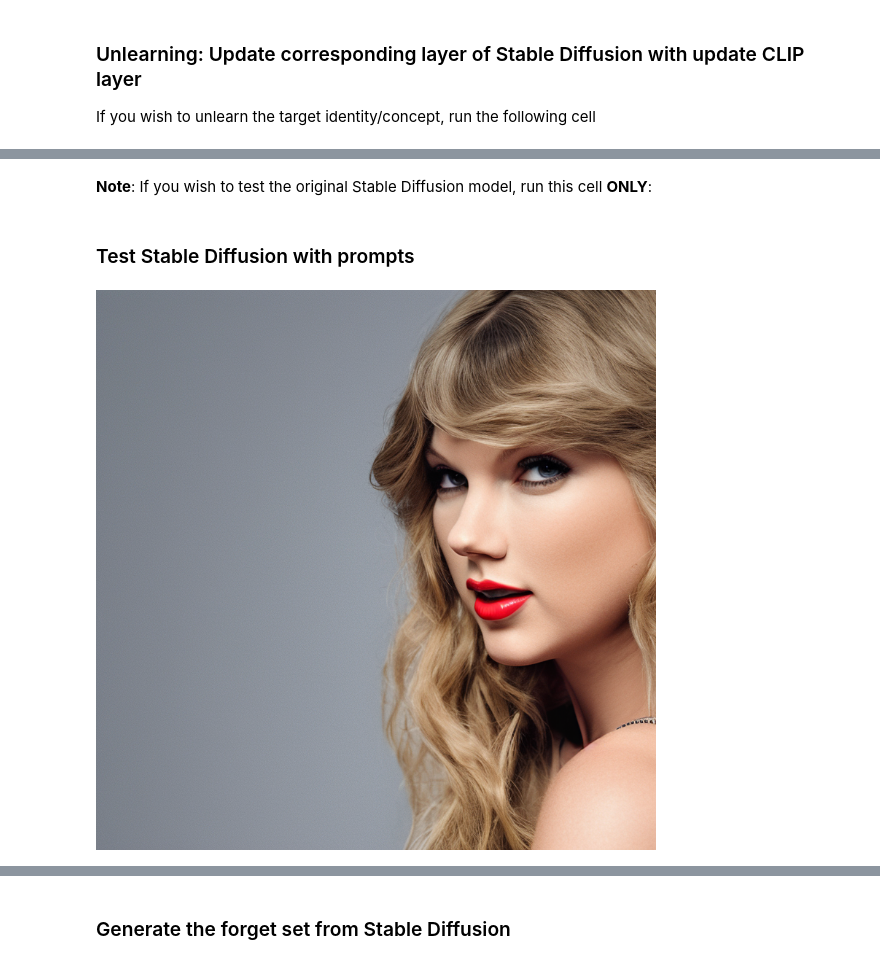
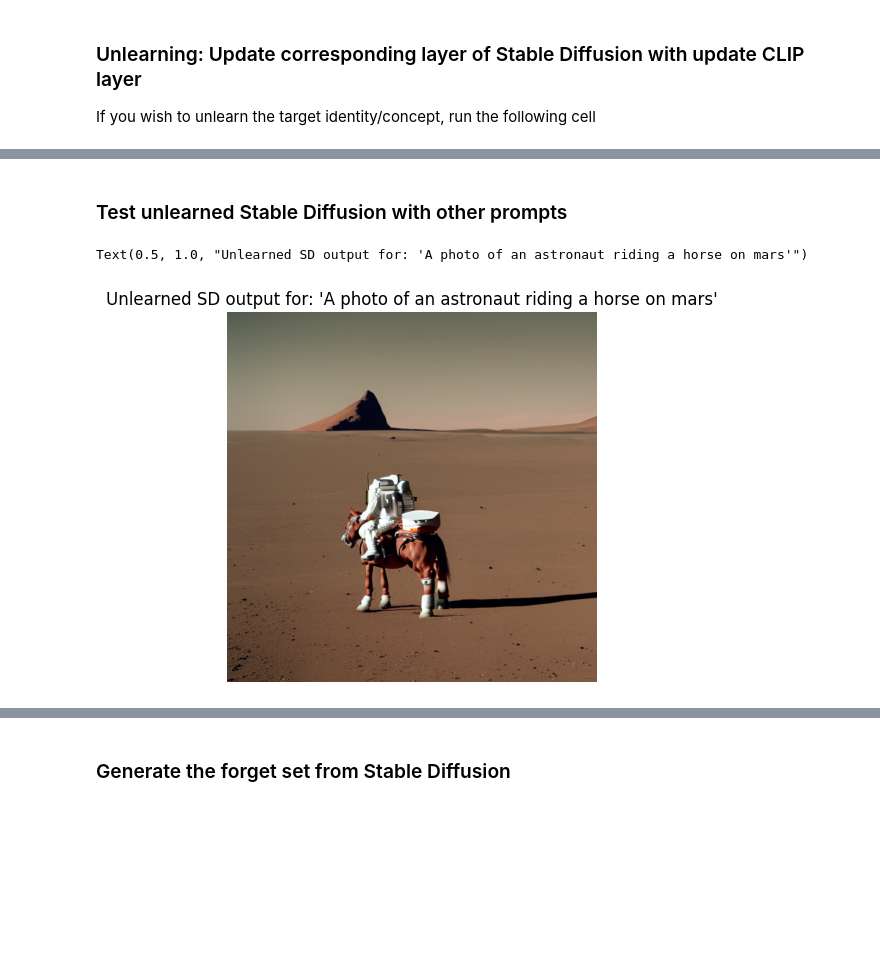
Before and after one commit to CSIPlab/SLUG, a Jupyter notebook: notebooks/experiment_stable_diffusion.ipynb, the cells around one changed output, grey strips where cells are left out. Drawn from its saved outputs; the diff is of its cells as text; code cells hidden in the pictures; blank space fills up the shorter version.

```diff
--- a/notebooks/experiment_stable_diffusion.ipynb
+++ b/notebooks/experiment_stable_diffusion.ipynb
@@ -663,5 +529,9 @@ Celeb classification for Taylor_Swift: top1: 16.00, top5: 100.00
 Celeb classification for Kim_Kardashian: top1: 80.95, top5: 90.48
 # %% [markdown]
 ## Unlearning Stable Diffusion
+# %%
+import torch
+from diffusers import StableDiffusionPipeline, DPMSolverMultistepScheduler
+pipe_pretrained = None
 # %%
 # load stable diffusion models and run
@@ -697,2 +573,0 @@ pipe = pipe.to("cuda")
-# %% [markdown]
-**Note**: If you wish to test the original Stable Diffusion model, run this cell **ONLY**:
@@ -701,56 +574,48 @@ pipe = pipe.to("cuda")
 # %% [markdown]
-### Test Stable Diffusion with prompts
+### Test unlearned Stable Diffusion with other prompts
 # %%
-# Run evaluation
+# # Example prompts:
 
-# prompt = "Elon Musk"
-# prompt = "Elon Musk and his wife"
-# prompt = "Mark Zuckerberg and his wife"
+# prompt = "A portrait photo of Elon Musk"
+# prompt = "Elon Musk on Mars"
 
-# prompt = "a portrait of Bruce Lee"
-# prompt = "a portrait of Xi Jinping"
-# prompt = "a portrait of Barack Obama"
-# prompt = "a portrait of Taylor Swift"
+# prompt = "A portrait photo of Mark Zuckerberg"
 # prompt = "a portrait of Kim Kardashian"
 # prompt = "a portrait of Kanye West"
 
-# prompt = "Kanye West and his wife"
 
-prompt = "A portrait photo of Taylor Swift"
+# prompt = "A portrait photo of Taylor Swift"
 # prompt = "Taylor Swift singing"
+
+
 # prompt = "A portrait of Jeff Bezos"
 # prompt = "Jeff Bezos in a car"
 
-# prompt = "Jeff Bezos on Mars"
-
-# prompt = "A portrait photo of Elon Musk"
-# prompt = "Elon Musk on Mars"
-# prompt = "A portrait photo of Mark Zuckerberg"
-# prompt = "A photo of an astronaut riding a horse on mars"
+prompt = "A photo of an astronaut riding a horse on mars"
 # prompt = "A cute cat jumping on a bed"
 # prompt = "A sea turtle in the ocean"
-
-
 
 # prompt = "an avocado chair"
 # prompt = "an avocado"
 # prompt = "an orange"
 # prompt = "a chair"
 
-# prompt = "a portrait of a chair"
 
 # prompt = "iron man"
 # prompt = "iron man and spiderman"
 # prompt = "a piece of iron"
 
 # prompt = "a mickey mouse"
 # prompt = "a real mouse"
 # prompt = "a mickey"
 # prompt = 'Mickey Mouse'
 # prompt = 'Mickey Mouse and friends'
 
-image = pipe(prompt).images[0]
-# image.save("astronaut_rides_horse.png")
-image
+image = pipe_unlearned(prompt).images[0]
+plt.figure()
+plt.imshow(image)
+plt.axis('off')
+plt.title(f"Unlearned SD output for: '{prompt}'")
 # %% [output]
+Text(0.5, 1.0, "Unlearned SD output for: 'A photo of an astronaut riding a horse on mars'")
-[figure, old version]
+[figure, new version]
```
Also changed, not shown: parts of 25 cells of this notebook, 2 other files.
